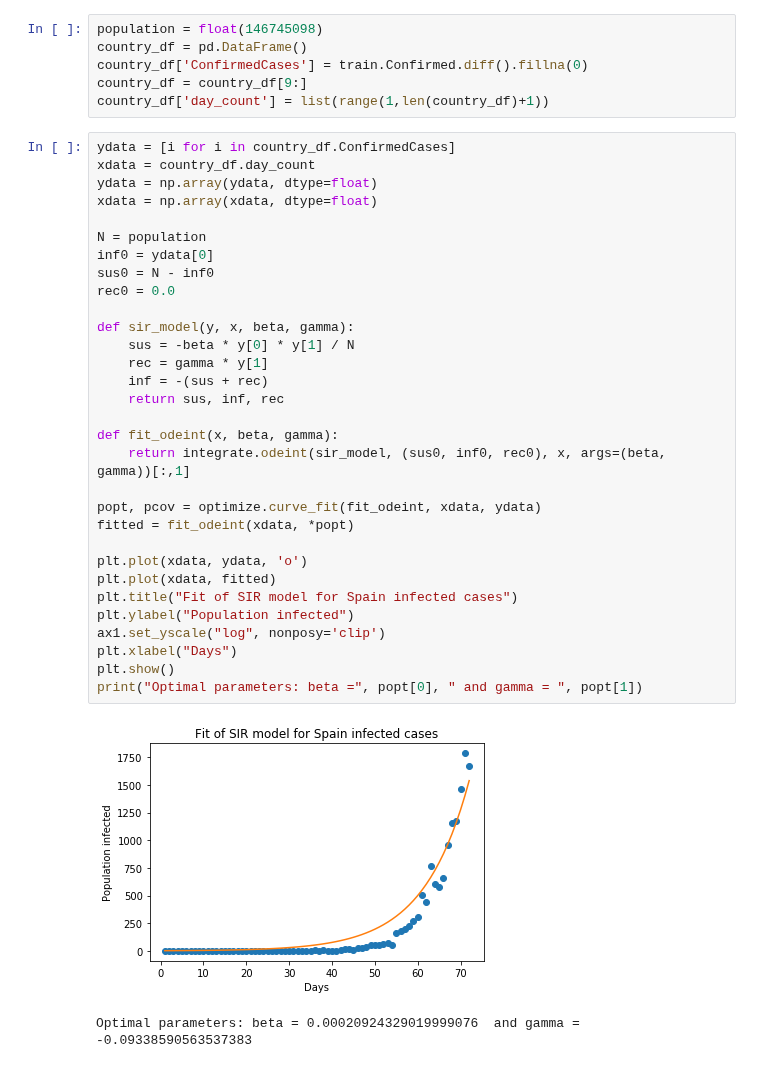
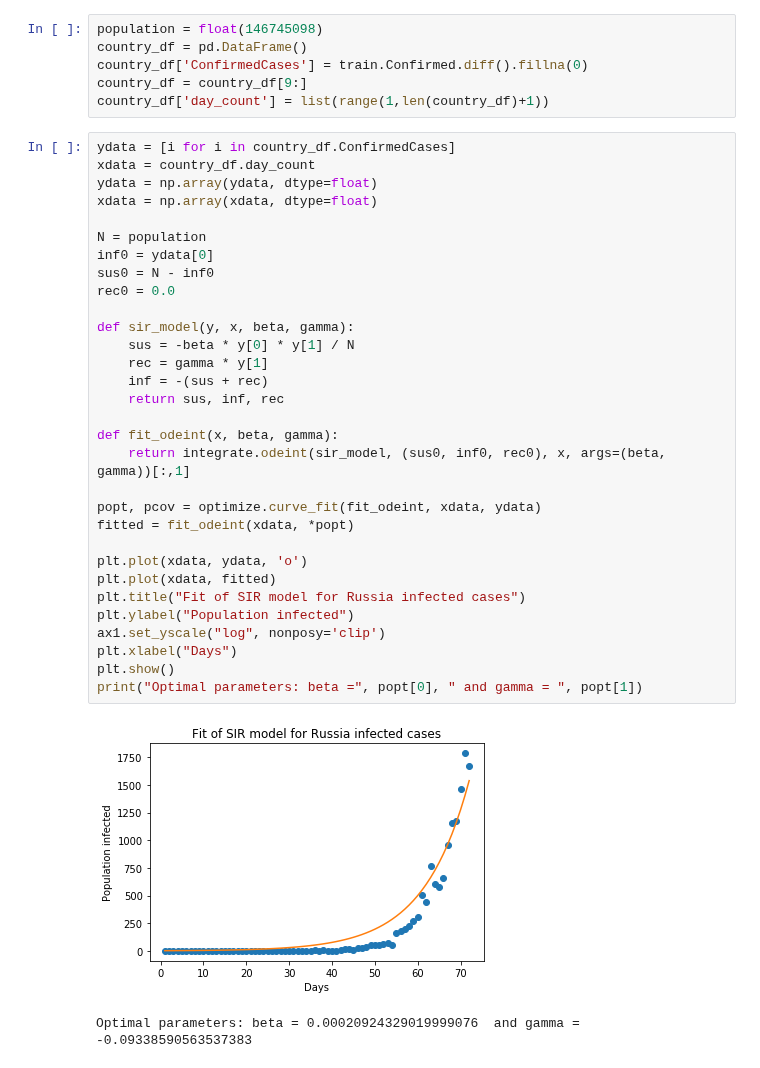
Before and after one commit to NeGroid/covid19-ru, a Jupyter notebook: sir_model_russia.ipynb, the cells around one changed output. Saved outputs shown, nothing was run; the diff lists cells and outputs as text.

```diff
--- a/sir_model_russia.ipynb
+++ b/sir_model_russia.ipynb
@@ -160,33 +168,33 @@ country_df['day_count'] = list(range(1,len(country_df)+1))
 ydata = [i for i in country_df.ConfirmedCases]
 xdata = country_df.day_count
 ydata = np.array(ydata, dtype=float)
 xdata = np.array(xdata, dtype=float)
 
 N = population
 inf0 = ydata[0]
 sus0 = N - inf0
 rec0 = 0.0
 
 def sir_model(y, x, beta, gamma):
     sus = -beta * y[0] * y[1] / N
     rec = gamma * y[1]
     inf = -(sus + rec)
     return sus, inf, rec
 
 def fit_odeint(x, beta, gamma):
     return integrate.odeint(sir_model, (sus0, inf0, rec0), x, args=(beta, gamma))[:,1]
 
 popt, pcov = optimize.curve_fit(fit_odeint, xdata, ydata)
 fitted = fit_odeint(xdata, *popt)
 
 plt.plot(xdata, ydata, 'o')
 plt.plot(xdata, fitted)
-plt.title("Fit of SIR model for Spain infected cases")
+plt.title("Fit of SIR model for Russia infected cases")
 plt.ylabel("Population infected")
 ax1.set_yscale("log", nonposy='clip')
 plt.xlabel("Days")
 plt.show()
 print("Optimal parameters: beta =", popt[0], " and gamma = ", popt[1])
 # %% [output]
-[figure, old version]
+[figure, new version]
 Optimal parameters: beta = 0.00020924329019999076  and gamma =  -0.09338590563537383
```
Also changed, not shown: parts of 2 cells of this notebook, 1 other file.
